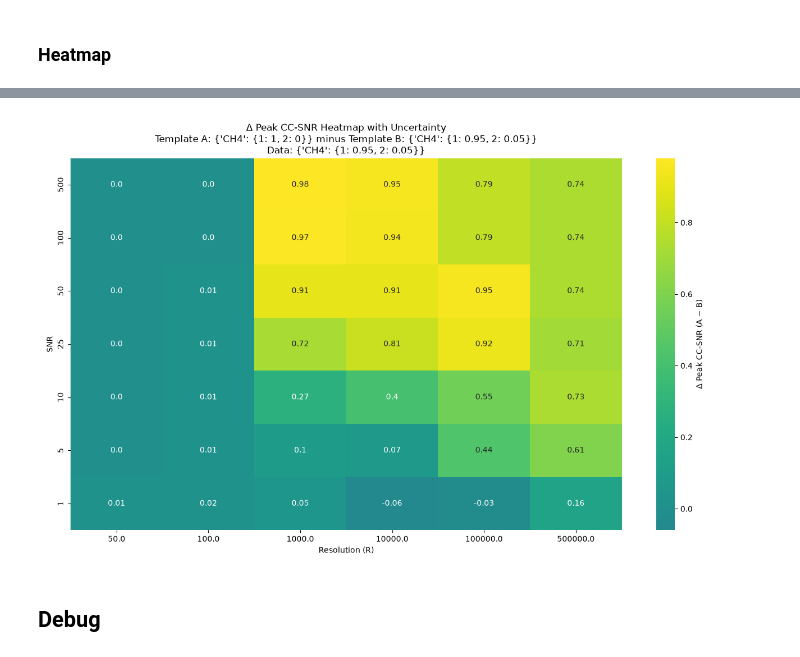
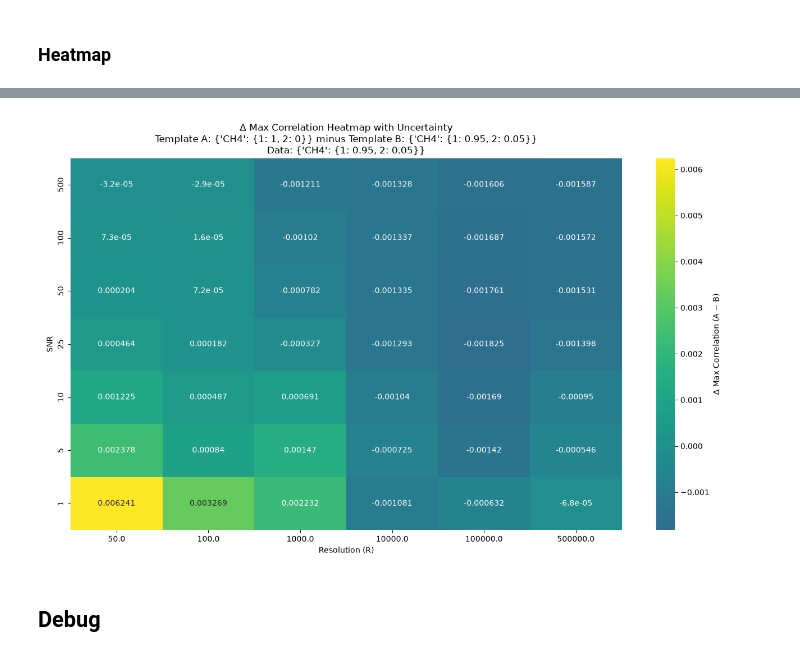
Before and after one commit to zanecollins/sgl_science_case, a Jupyter notebook: sgl_science_case/notebooks/summer_26_isotope_tests_cc.ipynb, the cells around one changed output, grey strips where cells are left out. Saved outputs shown, nothing was run; the diff lists cells and outputs as text; code cells hidden in the pictures.

```diff
--- a/sgl_science_case/notebooks/summer_26_isotope_tests_cc.ipynb
+++ b/sgl_science_case/notebooks/summer_26_isotope_tests_cc.ipynb
@@ -640,7 +654,7 @@ df_results = run_full_isotope_cross_correlation(
     snr_values=[1, 5, 10, 25, 50, 100, 500],
     resolution_values=[50,100, 1000, 10000, 100000, 5e5],
     abundance_scenarios=abundance_scenarios,
-    molecule='CH4'
+    # molecule='CH4'
 )
 # %% [output]
 Creating binned versions...
@@ -709,5 +692,2 @@ plot_spectra_grid(df_results, cases)
 # %% [markdown]
 ## Plotting Results
-# %%
-for i in abundance_scenarios:
-    print(i)
@@ -743,28 +713,0 @@ plot_ccf_comparison(
-# %%
-template_abundances_for_plot = {'H2O': {1:0.5}, 'CH4': {1:0.5}}
-data_abundances_for_plot = {'H2O': {1:0.8}, 'CH4': {1:0.2, 2:0}}
-snr_to_plot = 5
-
-mask = (
-    (df_results['template_abundances'] == template_abundances_for_plot) &
-    (df_results['data_abundances'] == data_abundances_for_plot) &
-    (df_results['snr'] == snr_to_plot)
-)
-subset = df_results[mask].copy()
-subset['peak_cc_snr'] = subset['cc_snr'].apply(np.max)
-
-grouped = subset.groupby('resolution')['peak_cc_snr'].mean().reset_index()
-
-plt.figure(figsize=(10,6))
-
-for res in subset['resolution']:
-    plt.plot(grouped['resolution'], grouped['peak_cc_snr'], marker='o', linestyle='-')
-
-
-plt.xlabel('Resolution (R)')
-plt.ylabel('Peak CC-SNR')
-plt.title(f'Peak CC-SNR vs Resolution\nTemplate: {template_abundances_for_plot} | Data: {data_abundances_for_plot}')
-plt.grid(True, alpha=0.3)
-plt.xscale('log')   # Usually helpful for resolution
-plt.tight_layout()
-plt.show()
@@ -845,7 +738,7 @@ def get_peak_values(df, template_abundances, data_abundances, metric='cc_snr'):
 
 
 # ======================
-metric_to_use = 'cc_snr'
+metric_to_use = 'cc'
 
 df_A, value_name = get_peak_values(df_results, template_A, data_abundances, metric=metric_to_use)
 df_B, _ = get_peak_values(df_results, template_B, data_abundances, metric=metric_to_use)
@@ -854,7 +747,7 @@ merged = pd.merge(df_A, df_B, on=['resolution', 'snr'], suffixes=('_A', '_B'))
 
 merged['delta'] = merged['peak_value_A'] - merged['peak_value_B']
 merged['delta_error'] = np.sqrt(merged['error_A']**2 + merged['error_B']**2)
-merged['delta'] = merged['delta'].round(2)
+merged['delta'] = merged['delta'].round(6)
 
 # ======================
 # Pivot for heatmap
@@ -876,34 +769,34 @@ for i, snr in enumerate(pivot.index):
     for j, res in enumerate(pivot.columns):
         delta = pivot.iloc[i, j]
         delta_err = merged[(merged['snr'] == snr) & (merged['resolution'] == res)]['delta_error'].mean()
         annot.iloc[i, j] = f"{delta:.2f}\n±{delta_err:.2f}"
 
 # ======================
 # Plot
 # ======================
 plt.figure(figsize=(13, 8))
 
 sns.heatmap(
     pivot,
     cmap='viridis',
     center=0,
     annot=True,
     fmt='',
     cbar_kws={'label': f'Δ {value_name} (A − B)'}
 )
 
 plt.xlabel('Resolution (R)')
 plt.ylabel('SNR')
 plt.title(
     f'Δ {value_name} Heatmap with Uncertainty\n'
     f'Template A: {template_A} minus Template B: {template_B}\n'
     f'Data: {data_abundances}'
 )
 
 plt.tight_layout()
 plt.show()
 # %% [output]
-[figure, old version]
+[figure, new version]
 # %% [markdown]
 ## Debug
 # %%
```
Also changed, not shown: parts of 13 cells of this notebook.
